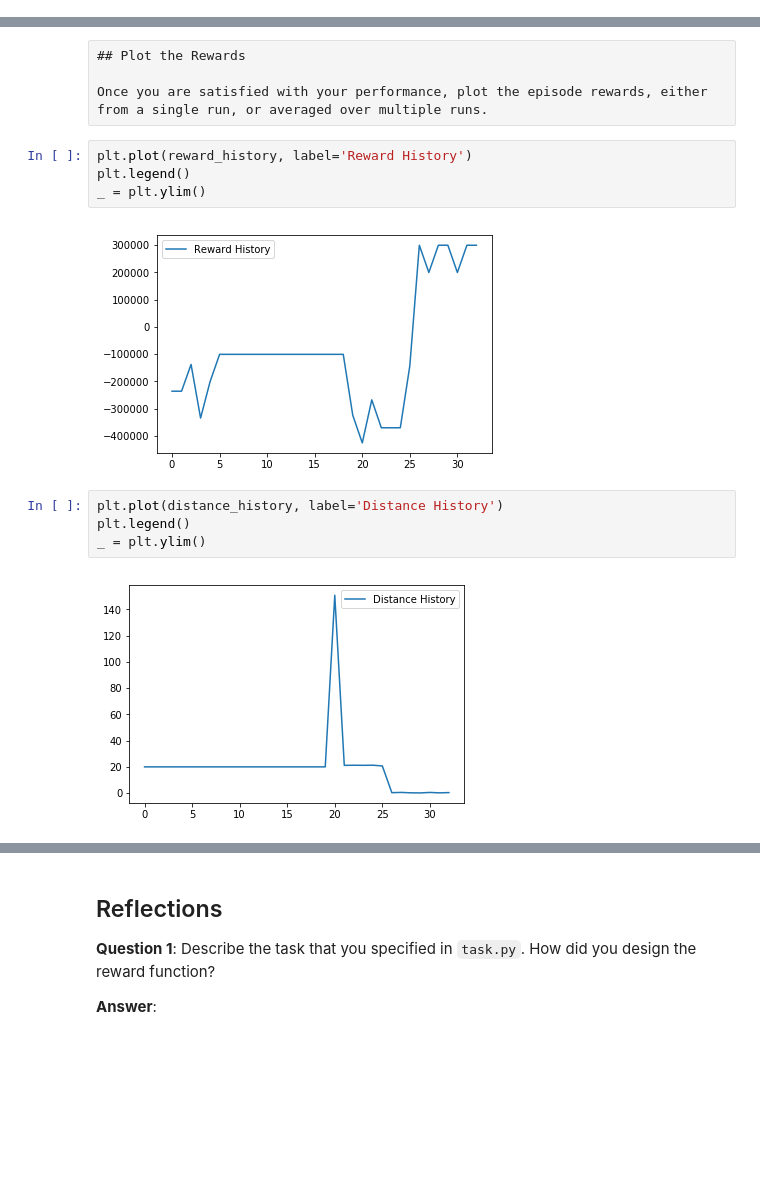
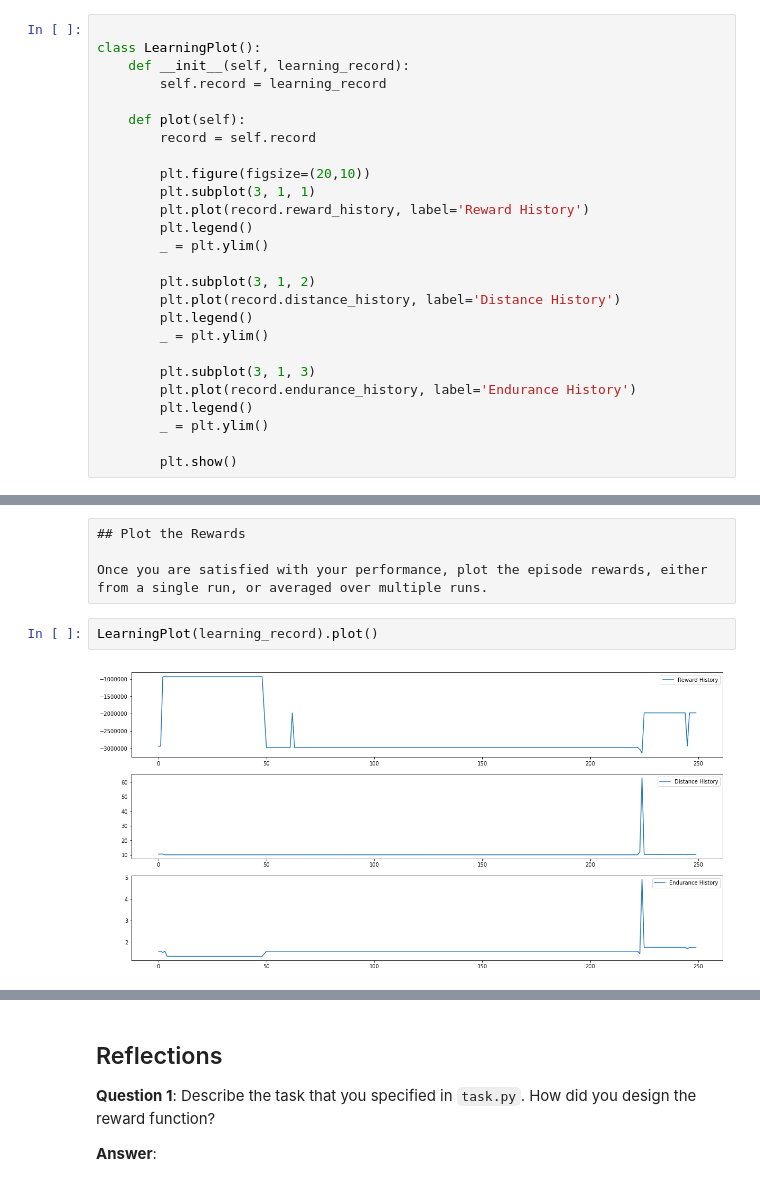
Before and after one commit to mstevenscmu/RL-Quadcopter-2, a Jupyter notebook: Quadcopter_Project.ipynb, the cells around one changed output, grey strips where cells are left out. Saved outputs shown, nothing was run; the diff lists cells and outputs as text; blank space fills up the shorter version.

Commit message:
Split plots and prepare for analysis

```diff
--- a/Quadcopter_Project.ipynb
+++ b/Quadcopter_Project.ipynb
@@ -214,6 +214,32 @@ After specifying your task, use the sample agent in `agents/policy_search.py` as
 Note that it is **highly unlikely** that the first agent and task that you specify will learn well.  You will likely have to tweak various hyperparameters and the reward function for your task until you arrive at reasonably good behavior.
 
 As you develop your agent, it's important to keep an eye on how it's performing. Use the code above as inspiration to build in a mechanism to log/save the total rewards obtained in each episode to file.  If the episode rewards are gradually increasing, this is an indication that your agent is learning.
+# %%
+
+class LearningPlot():
+    def __init__(self, learning_record):
+        self.record = learning_record
+
+    def plot(self):
+        record = self.record
+
+        plt.figure(figsize=(20,10))
+        plt.subplot(3, 1, 1)
+        plt.plot(record.reward_history, label='Reward History')
+        plt.legend()
+        _ = plt.ylim()
+
+        plt.subplot(3, 1, 2)
+        plt.plot(record.distance_history, label='Distance History')
+        plt.legend()
+        _ = plt.ylim()
+
+        plt.subplot(3, 1, 3)
+        plt.plot(record.endurance_history, label='Endurance History')
+        plt.legend()
+        _ = plt.ylim()
+
+        plt.show()
 # %%
 ## TODO: Train your agent here.
 %load_ext autoreload
@@ -291,15 +322,7 @@ Have a winning strategy
 ## Plot the Rewards
 
 Once you are satisfied with your performance, plot the episode rewards, either from a single run, or averaged over multiple runs.
-# %%
-plt.plot(reward_history, label='Reward History')
-plt.legend()
-_ = plt.ylim()
-# %% [output]
-[figure, removed]
-# %%
-plt.plot(distance_history, label='Distance History')
-plt.legend()
-_ = plt.ylim()
-# %% [output]
-[figure, removed]
+# %%
+LearningPlot(learning_record).plot()
+# %% [output]
+[figure, added]
```
Also changed, not shown: parts of 10 cells of this notebook, 1 other file.
